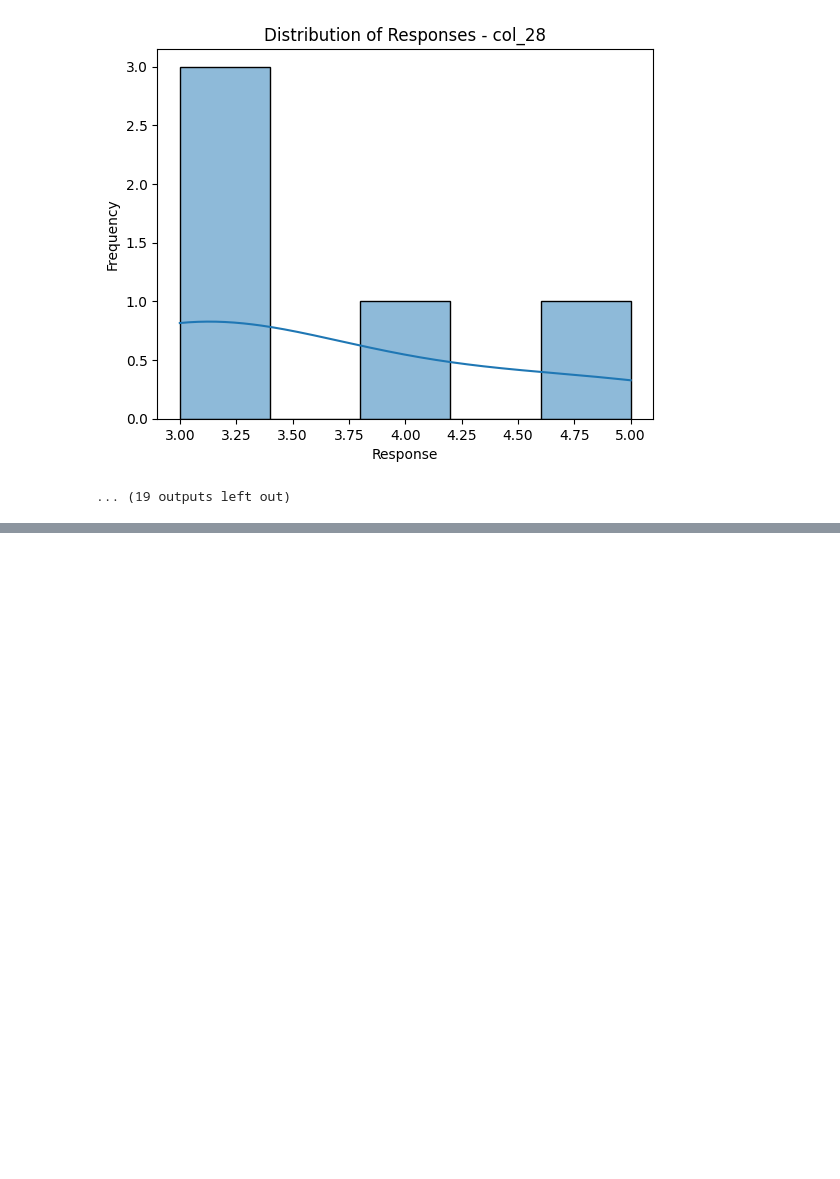
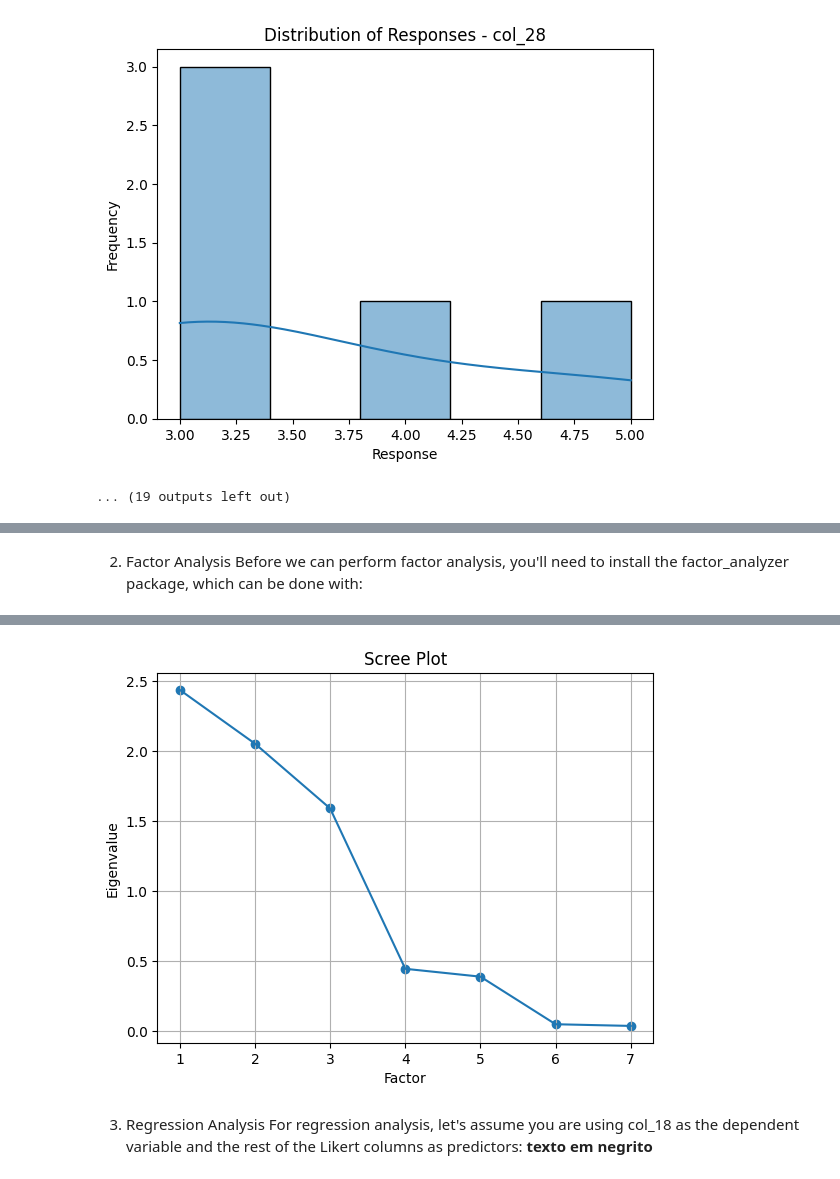
Before and after one commit to mjgpinheiro/Physics_models, a Jupyter notebook: AnaliseDadosRV1_(1).ipynb, the cells around one changed output, grey strips where cells are left out. Cells and saved outputs as stored; diff of their text form; code cells hidden in the pictures; blank space fills up the shorter version.

```diff
--- a/AnaliseDadosRV1_(1).ipynb
+++ b/AnaliseDadosRV1_(1).ipynb
@@ -126,0 +202,28 @@ Column Name: col_43, NaN Values: 0
+# %% [markdown]
+2. Factor Analysis
+Before we can perform factor analysis, you'll need to install the factor_analyzer package, which can be done with:
+# %%
+!pip install factor-analyzer
+from factor_analyzer import FactorAnalyzer
+
+# Factor Analysis
+fa = FactorAnalyzer(rotation="varimax")
+fa.fit(df[likert_column_indices])
+
+# Get the loadings
+loadings = fa.loadings_
+
+# Convert loadings to a dataframe for better visualization
+loadings_df = pd.DataFrame(loadings, columns=[f"Factor {i+1}" for i in range(loadings.shape[1])], index=likert_column_indices)
+print(loadings_df)
+
+# Scree plot
+eigen_values, vectors = fa.get_eigenvalues()
+plt.scatter(range(1, df[likert_column_indices].shape[1]+1), eigen_values)
+plt.plot(range(1, df[likert_column_indices].shape[1]+1), eigen_values)
+plt.title("Scree Plot")
+plt.xlabel("Factor")
+plt.ylabel("Eigenvalue")
+plt.grid(True)
+plt.show()
+# %% [output]
@@ -126,0 +247,4 @@ Column Name: col_43, NaN Values: 0
+[figure, added]
+# %% [markdown]
+3. Regression Analysis
+For regression analysis, let's assume you are using col_18 as the dependent variable and the rest of the Likert columns as predictors: **texto em negrito**
```
Also changed, not shown: parts of 5 cells of this notebook.
